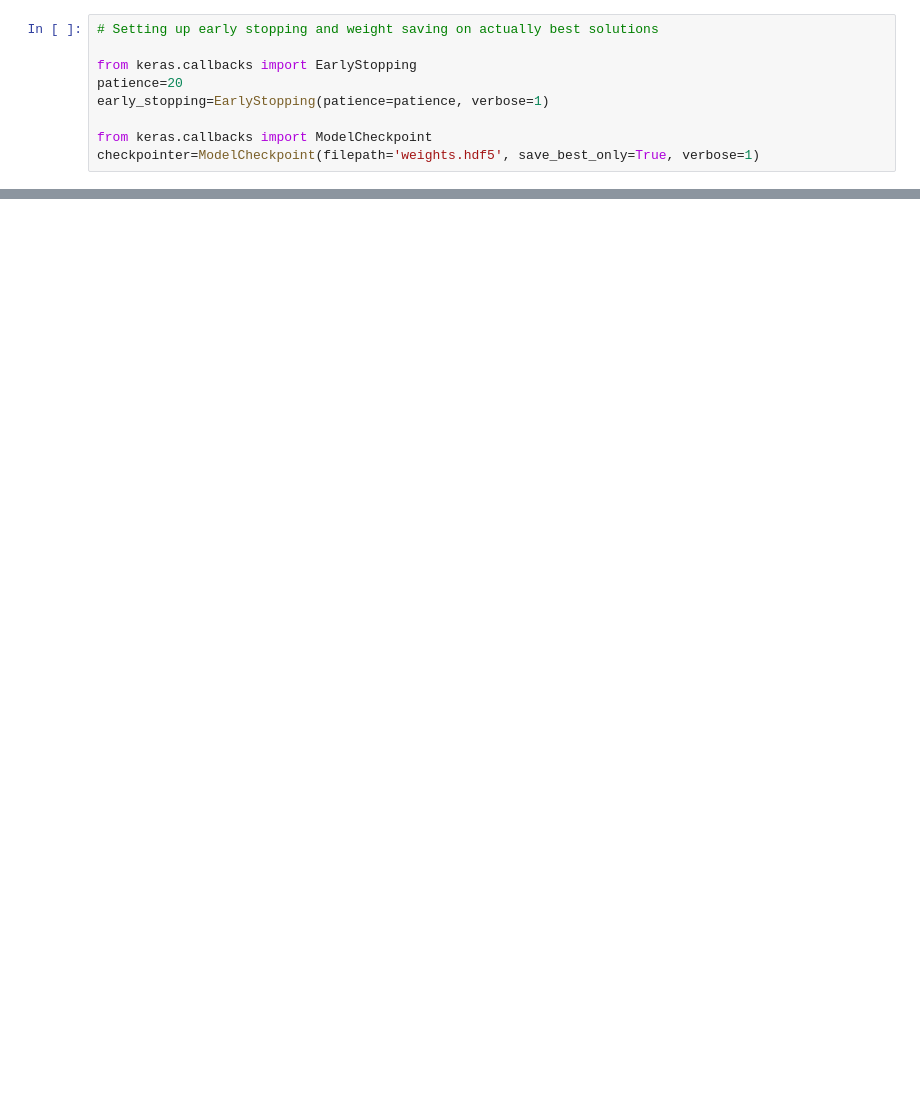
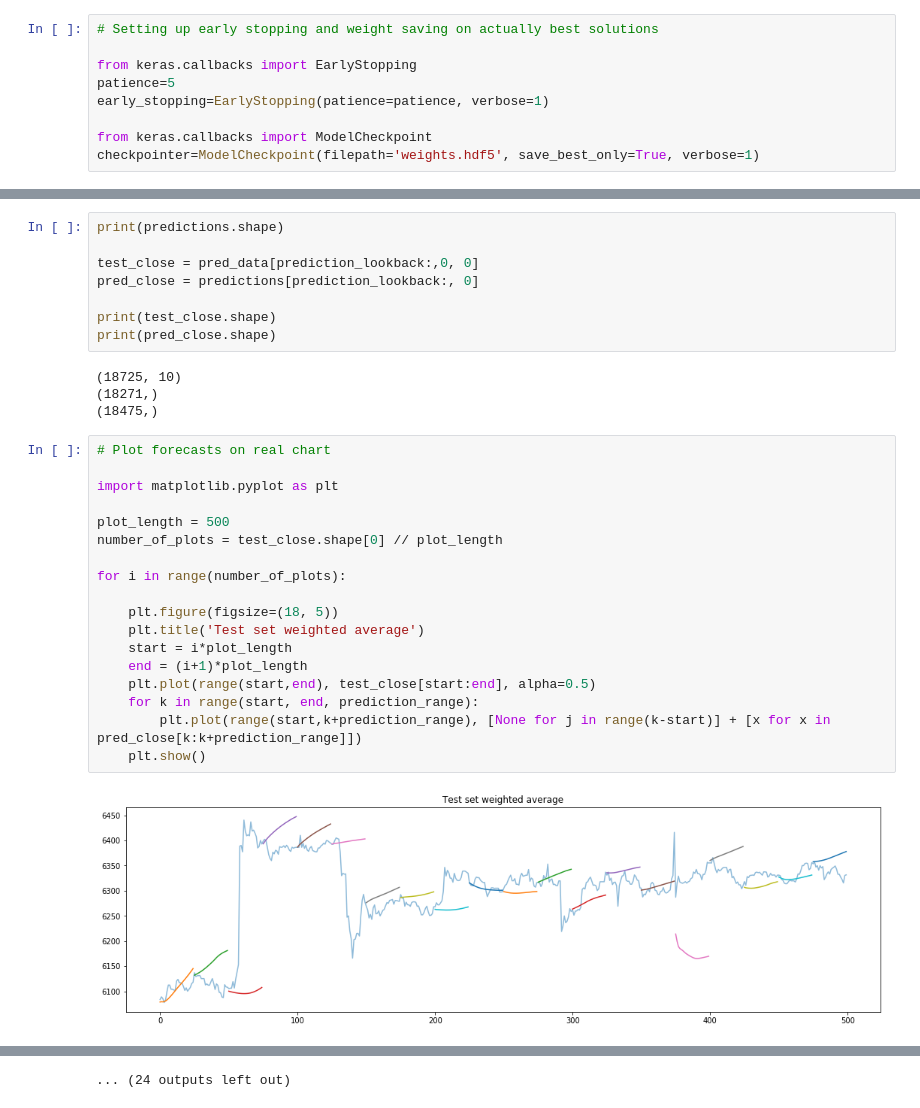
Before and after one commit to bana513/DeepLearningHomework, a Jupyter notebook: Learning.ipynb, the cells around one changed output, grey strips where cells are left out. Drawn from its saved outputs; the diff is of its cells as text; blank space fills up the shorter version.

```diff
--- a/Learning.ipynb
+++ b/Learning.ipynb
@@ -248,7 +275,7 @@ _________________________________________________________________
 # Setting up early stopping and weight saving on actually best solutions
 
 from keras.callbacks import EarlyStopping
-patience=20
+patience=5
 early_stopping=EarlyStopping(patience=patience, verbose=1)
 
 from keras.callbacks import ModelCheckpoint
@@ -297,0 +371,32 @@ plt.show()
+# %%
+print(predictions.shape)
+
+test_close = pred_data[prediction_lookback:,0, 0]
+pred_close = predictions[prediction_lookback:, 0]
+
+print(test_close.shape)
+print(pred_close.shape)
+# %% [output]
+(18725, 10)
+(18271,)
+(18475,)
+# %%
+# Plot forecasts on real chart
+
+import matplotlib.pyplot as plt
+
+plot_length = 500
+number_of_plots = test_close.shape[0] // plot_length
+
+for i in range(number_of_plots):
+
+    plt.figure(figsize=(18, 5))
+    plt.title('Test set weighted average')
+    start = i*plot_length
+    end = (i+1)*plot_length
+    plt.plot(range(start,end), test_close[start:end], alpha=0.5)
+    for k in range(start, end, prediction_range):
+        plt.plot(range(start,k+prediction_range), [None for j in range(k-start)] + [x for x in pred_close[k:k+prediction_range]])
+    plt.show()
+# %% [output]
+[figure, added]
@@ -297,0 +414 @@ plt.show()
+... (24 outputs left out)
```
Also changed, not shown: parts of 32 cells of this notebook, 7 other files.
